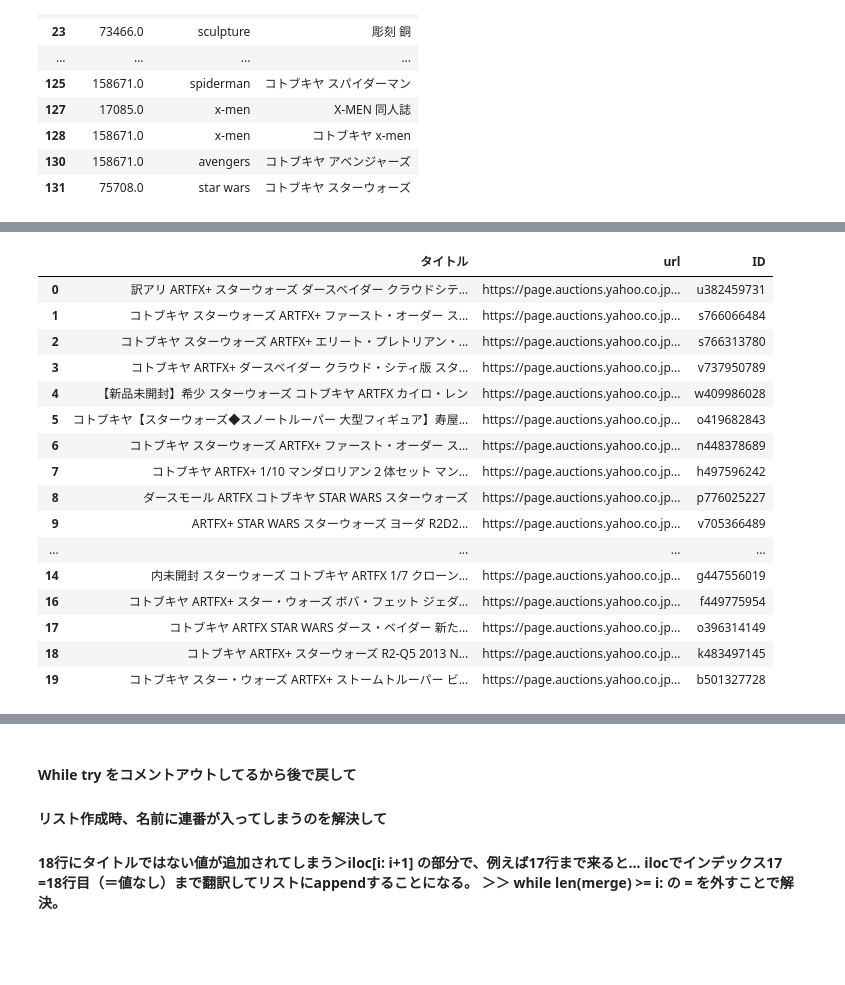
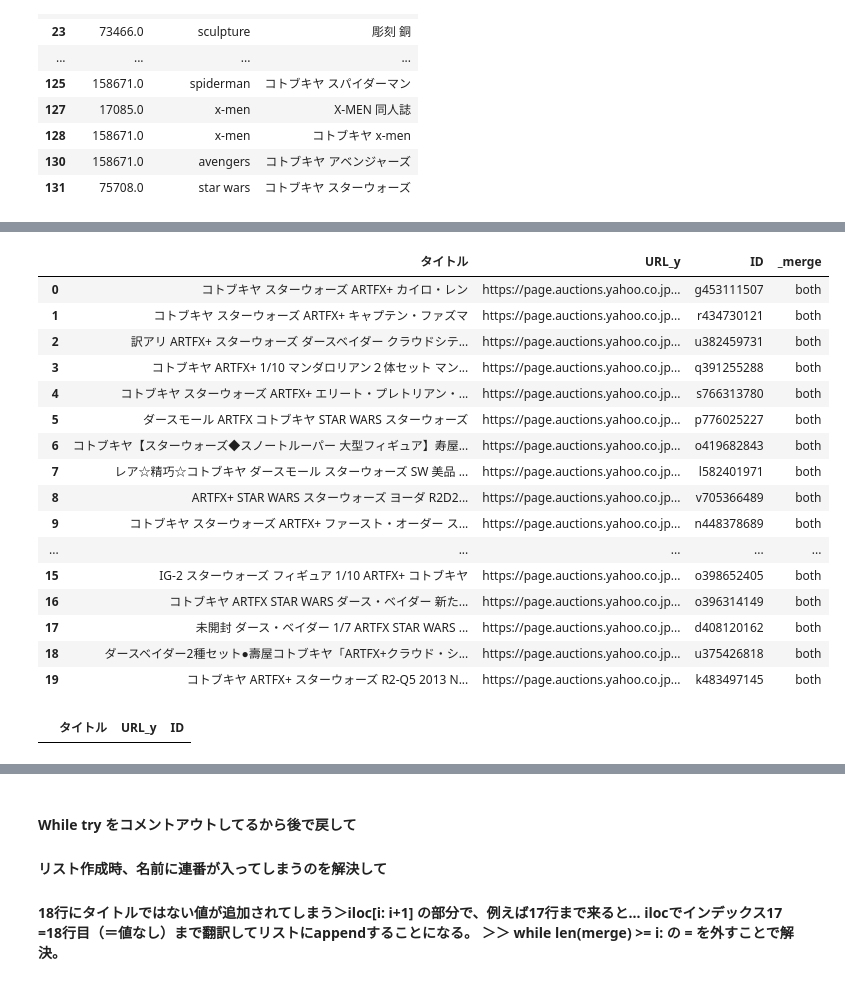
Before and after one commit to kazuki0505/zaico-fixcan_heroku, a Jupyter notebook: mBall_yahoo5.ipynb, the cells around one changed output, grey strips where cells are left out. Drawn from its saved outputs; the diff is of its cells as text; code cells hidden in the pictures; blank space fills up the shorter version.

```diff
--- a/mBall_yahoo5.ipynb
+++ b/mBall_yahoo5.ipynb
@@ -240,28 +241,32 @@ https://page.auctions.yahoo.co.jp/jp/auction/v705366489
 # %%
     on = ['タイトル']  # , 'url'] # https://stackoverflow.com/questions/48912242/how-to-drop-duplicates-from-one-data-frame-if-found-in-another-dataframe
-    merge = df1.merge(sql_df[on], on=on, how='left', indicator=True)\
-        .query('_merge == "left_only"').drop('_merge', 1) # 左＝df1にのみ存在する（(df2との重複を除く）タイトルにQueryしたあと、merge列を削除
-#     print(
-    merge # タイトルと url
-
-    # 既存のATKタイトルと、リサ結果のタイトルの重複は消えるが、結果タイトル(df1)内での重複は消えない
-    # ループごとにatk を保存し、df2読み込む毎に各ループ更新直後のリストを読み込めばいい
+    merge = df1.merge(sql_df[on], on=on, how='left', indicator=True)
+    merge
 # %% [output]
-|  | タイトル | url | ID |
-| 0 | 訳アリ ARTFX+ スターウォーズ ダースベイダー クラウドシテ... | https://page.auctions.yahoo.co.jp... | u382459731 |
-| 1 | コトブキヤ スターウォーズ ARTFX+ ファースト・オーダー ス... | https://page.auctions.yahoo.co.jp... | s766066484 |
-| 2 | コトブキヤ スターウォーズ ARTFX+ エリート・プレトリアン・... | https://page.auctions.yahoo.co.jp... | s766313780 |
-| 3 | コトブキヤ ARTFX+ ダースベイダー クラウド・シティ版 スタ... | https://page.auctions.yahoo.co.jp... | v737950789 |
-| 4 | 【新品未開封】希少 スターウォーズ コトブキヤ ARTFX カイロ・レン | https://page.auctions.yahoo.co.jp... | w409986028 |
-| 5 | コトブキヤ【スターウォーズ◆スノートルーパー 大型フィギュア】寿屋... | https://page.auctions.yahoo.co.jp... | o419682843 |
-| 6 | コトブキヤ スターウォーズ ARTFX+ ファースト・オーダー ス... | https://page.auctions.yahoo.co.jp... | n448378689 |
-| 7 | コトブキヤ ARTFX+ 1/10 マンダロリアン２体セット マン... | https://page.auctions.yahoo.co.jp... | h497596242 |
-| 8 | ダースモール ARTFX コトブキヤ STAR WARS スターウォーズ | https://page.auctions.yahoo.co.jp... | p776025227 |
-| 9 | ARTFX+ STAR WARS スターウォーズ ヨーダ R2D2... | https://page.auctions.yahoo.co.jp... | v705366489 |
-| ... | ... | ... | ... |
-| 14 | 内未開封 スターウォーズ コトブキヤ ARTFX 1/7 クローン... | https://page.auctions.yahoo.co.jp... | g447556019 |
-| 16 | コトブキヤ ARTFX+ スター・ウォーズ ボバ・フェット ジェダ... | https://page.auctions.yahoo.co.jp... | f449775954 |
-| 17 | コトブキヤ ARTFX STAR WARS ダース・ベイダー 新た... | https://page.auctions.yahoo.co.jp... | o396314149 |
-| 18 | コトブキヤ ARTFX+ スターウォーズ R2-Q5 2013 N... | https://page.auctions.yahoo.co.jp... | k483497145 |
-| 19 | コトブキヤ スター・ウォーズ ARTFX+ ストームトルーパー ビ... | https://page.auctions.yahoo.co.jp... | b501327728 |
+|  | タイトル | URL_y | ID | _merge |
+| 0 | コトブキヤ スターウォーズ ARTFX+ カイロ・レン | https://page.auctions.yahoo.co.jp... | g453111507 | both |
+| 1 | コトブキヤ スターウォーズ ARTFX+ キャプテン・ファズマ | https://page.auctions.yahoo.co.jp... | r434730121 | both |
+| 2 | 訳アリ ARTFX+ スターウォーズ ダースベイダー クラウドシテ... | https://page.auctions.yahoo.co.jp... | u382459731 | both |
+| 3 | コトブキヤ ARTFX+ 1/10 マンダロリアン２体セット マン... | https://page.auctions.yahoo.co.jp... | q391255288 | both |
+| 4 | コトブキヤ スターウォーズ ARTFX+ エリート・プレトリアン・... | https://page.auctions.yahoo.co.jp... | s766313780 | both |
+| 5 | ダースモール ARTFX コトブキヤ STAR WARS スターウォーズ | https://page.auctions.yahoo.co.jp... | p776025227 | both |
+| 6 | コトブキヤ【スターウォーズ◆スノートルーパー 大型フィギュア】寿屋... | https://page.auctions.yahoo.co.jp... | o419682843 | both |
+| 7 | レア☆精巧☆コトブキヤ ダースモール スターウォーズ SW 美品 ... | https://page.auctions.yahoo.co.jp... | l582401971 | both |
+| 8 | ARTFX+ STAR WARS スターウォーズ ヨーダ R2D2... | https://page.auctions.yahoo.co.jp... | v705366489 | both |
+| 9 | コトブキヤ スターウォーズ ARTFX+ ファースト・オーダー ス... | https://page.auctions.yahoo.co.jp... | n448378689 | both |
+| ... | ... | ... | ... | ... |
+| 15 | IG-2 スターウォーズ フィギュア 1/10 ARTFX+ コトブキヤ | https://page.auctions.yahoo.co.jp... | o398652405 | both |
+| 16 | コトブキヤ ARTFX STAR WARS ダース・ベイダー 新た... | https://page.auctions.yahoo.co.jp... | o396314149 | both |
+| 17 | 未開封 ダース・ベイダー 1/7 ARTFX STAR WARS ... | https://page.auctions.yahoo.co.jp... | d408120162 | both |
+| 18 | ダースベイダー2種セット●壽屋コトブキヤ「ARTFX+クラウド・シ... | https://page.auctions.yahoo.co.jp... | u375426818 | both |
+| 19 | コトブキヤ ARTFX+ スターウォーズ R2-Q5 2013 N... | https://page.auctions.yahoo.co.jp... | k483497145 | both |
+# %%
+    merge = merge.query('_merge == "left_only"').drop('_merge', 1) # 左＝df1にのみ存在する（(df2との重複を除く）タイトルにQueryしたあと、merge列を削除
+
+    merge # タイトルと url
+
+    # 既存のATKタイトルと、リサ結果のタイトルの重複は消えるが、結果タイトル(df1)内での重複は消えない
+    # ループごとにatk を保存し、df2読み込む毎に各ループ更新直後のリストを読み込めばいい
+# %% [output]
+|  | タイトル | URL_y | ID |
 # %%
```
Also changed, not shown: parts of 60 cells of this notebook.
